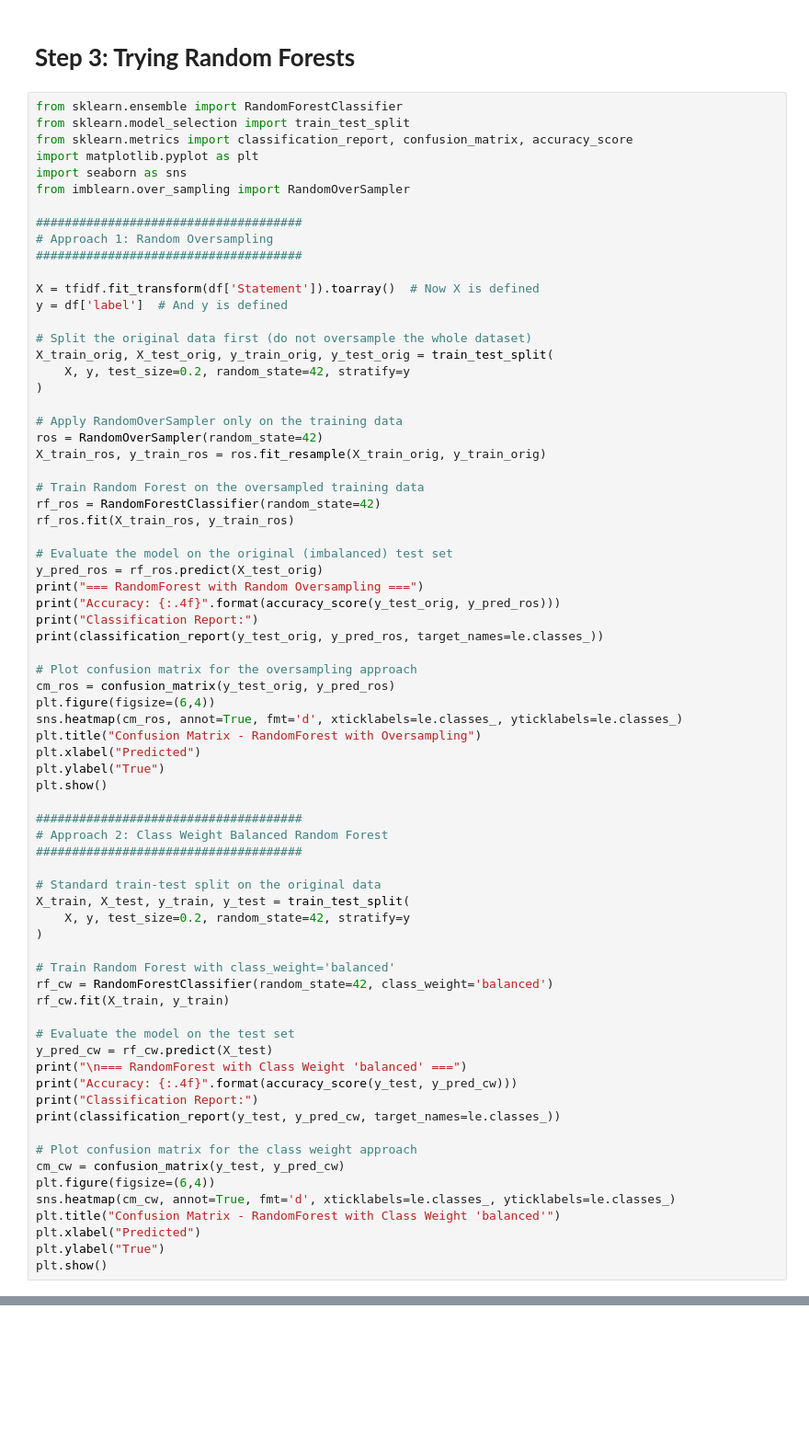
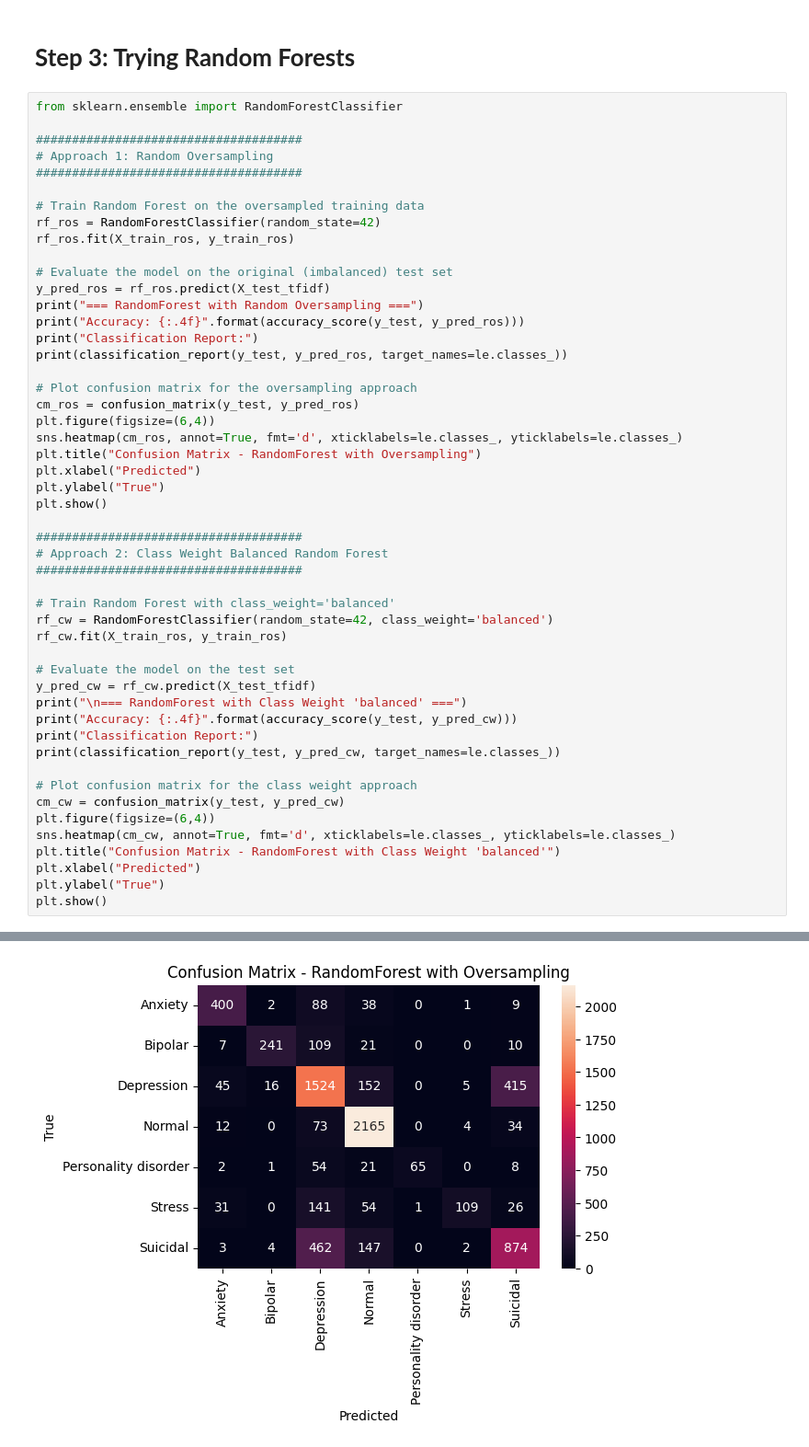
Before and after one commit to Zeinh5/CMPS261-Project, a Jupyter notebook: CMPS261_Project.ipynb, the cells around one changed output, grey strips where cells are left out. Shown at 92% size. Saved outputs shown, nothing was run; the diff lists cells and outputs as text; blank space fills up the shorter version.

```diff
--- a/CMPS261_Project.ipynb
+++ b/CMPS261_Project.ipynb
@@ -256,41 +283,24 @@ ValueError: np.nan is an invalid document, expected byte or unicode string.
 # **Step 3: Trying Random Forests**
 # %%
 from sklearn.ensemble import RandomForestClassifier
-from sklearn.model_selection import train_test_split
-from sklearn.metrics import classification_report, confusion_matrix, accuracy_score
-import matplotlib.pyplot as plt
-import seaborn as sns
-from imblearn.over_sampling import RandomOverSampler
 
 #####################################
 # Approach 1: Random Oversampling
 #####################################
-
-X = tfidf.fit_transform(df['Statement']).toarray()  # Now X is defined
-y = df['label']  # And y is defined
-
-# Split the original data first (do not oversample the whole dataset)
-X_train_orig, X_test_orig, y_train_orig, y_test_orig = train_test_split(
-    X, y, test_size=0.2, random_state=42, stratify=y
-)
-
-# Apply RandomOverSampler only on the training data
-ros = RandomOverSampler(random_state=42)
-X_train_ros, y_train_ros = ros.fit_resample(X_train_orig, y_train_orig)
 
 # Train Random Forest on the oversampled training data
 rf_ros = RandomForestClassifier(random_state=42)
 rf_ros.fit(X_train_ros, y_train_ros)
 
 # Evaluate the model on the original (imbalanced) test set
-y_pred_ros = rf_ros.predict(X_test_orig)
+y_pred_ros = rf_ros.predict(X_test_tfidf)
 print("=== RandomForest with Random Oversampling ===")
-print("Accuracy: {:.4f}".format(accuracy_score(y_test_orig, y_pred_ros)))
+print("Accuracy: {:.4f}".format(accuracy_score(y_test, y_pred_ros)))
 print("Classification Report:")
-print(classification_report(y_test_orig, y_pred_ros, target_names=le.classes_))
+print(classification_report(y_test, y_pred_ros, target_names=le.classes_))
 
 # Plot confusion matrix for the oversampling approach
-cm_ros = confusion_matrix(y_test_orig, y_pred_ros)
+cm_ros = confusion_matrix(y_test, y_pred_ros)
 plt.figure(figsize=(6,4))
 sns.heatmap(cm_ros, annot=True, fmt='d', xticklabels=le.classes_, yticklabels=le.classes_)
 plt.title("Confusion Matrix - RandomForest with Oversampling")
@@ -302,17 +312,12 @@ plt.show()
 # Approach 2: Class Weight Balanced Random Forest
 #####################################
 
-# Standard train-test split on the original data
-X_train, X_test, y_train, y_test = train_test_split(
-    X, y, test_size=0.2, random_state=42, stratify=y
-)
-
 # Train Random Forest with class_weight='balanced'
 rf_cw = RandomForestClassifier(random_state=42, class_weight='balanced')
-rf_cw.fit(X_train, y_train)
+rf_cw.fit(X_train_ros, y_train_ros)
 
 # Evaluate the model on the test set
-y_pred_cw = rf_cw.predict(X_test)
+y_pred_cw = rf_cw.predict(X_test_tfidf)
 print("\n=== RandomForest with Class Weight 'balanced' ===")
 print("Accuracy: {:.4f}".format(accuracy_score(y_test, y_pred_cw)))
 print("Classification Report:")
@@ -330,0 +351 @@ NameError: name 'tfidf' is not defined
+[figure, added]
```
Also changed, not shown: parts of 4 cells of this notebook.
